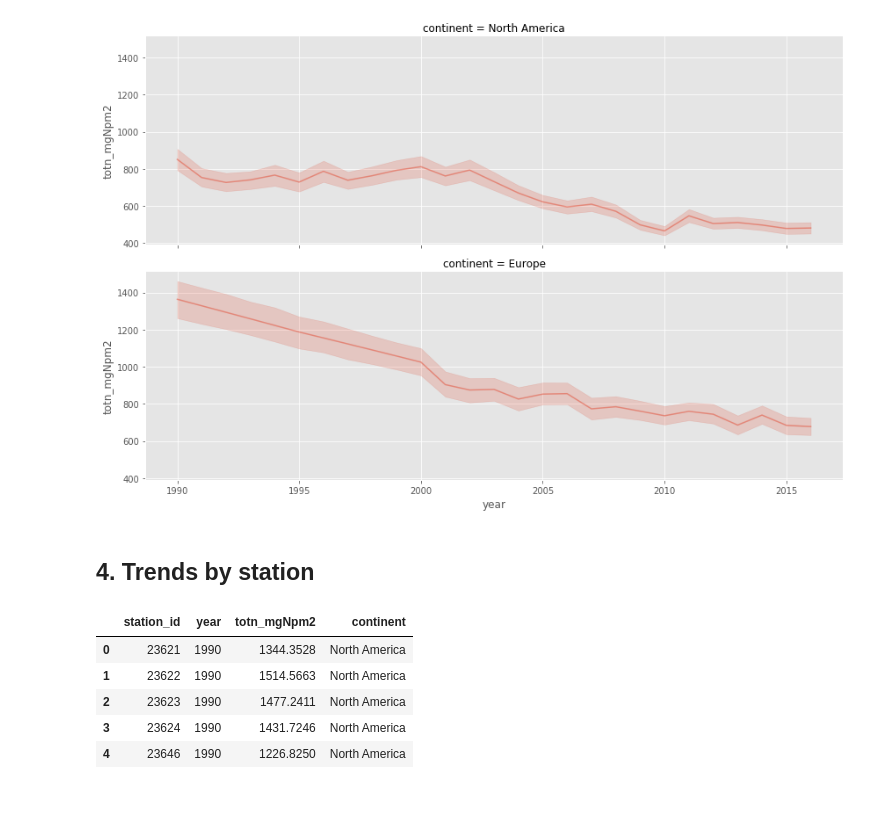
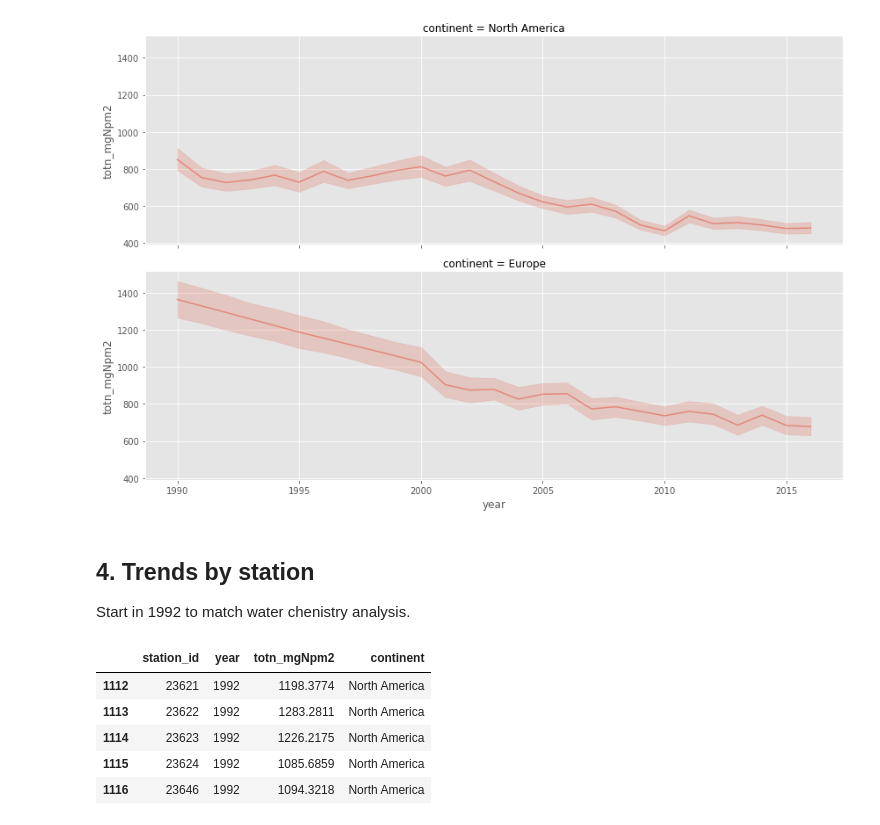
Before and after one commit to JamesSample/icpw2, a Jupyter notebook: thematic_report_2020/thematic_report_2020_nitrogen_part7.ipynb, the cells around one changed output. Drawn from its saved outputs; the diff is of its cells as text; code cells hidden in the pictures.

```diff
--- a/thematic_report_2020/thematic_report_2020_nitrogen_part7.ipynb
+++ b/thematic_report_2020/thematic_report_2020_nitrogen_part7.ipynb
@@ -179,15 +179,20 @@ sn.relplot(
 [figure]
 # %% [markdown]
 ## 4. Trends by station
+
+Start in 1992 to match water chenistry analysis.
-# %%
-df.head()
-# %% [output]
-|  | station_id | year | totn_mgNpm2 | continent |
-| 0 | 23621 | 1990 | 1344.3528 | North America |
-| 1 | 23622 | 1990 | 1514.5663 | North America |
-| 2 | 23623 | 1990 | 1477.2411 | North America |
-| 3 | 23624 | 1990 | 1431.7246 | North America |
-| 4 | 23646 | 1990 | 1226.8250 | North America |
+# %%
+st_yr = 1992
+df = df.query("year >= @st_yr")
+
+df.head()
+# %% [output]
+|  | station_id | year | totn_mgNpm2 | continent |
+| 1112 | 23621 | 1992 | 1198.3774 | North America |
+| 1113 | 23622 | 1992 | 1283.2811 | North America |
+| 1114 | 23623 | 1992 | 1226.2175 | North America |
+| 1115 | 23624 | 1992 | 1085.6859 | North America |
+| 1116 | 23646 | 1992 | 1094.3218 | North America |
 # %%
 # Dict for results
 res_dict = {
```
Also changed, not shown: parts of 1 cell of this notebook, 4 other files.
